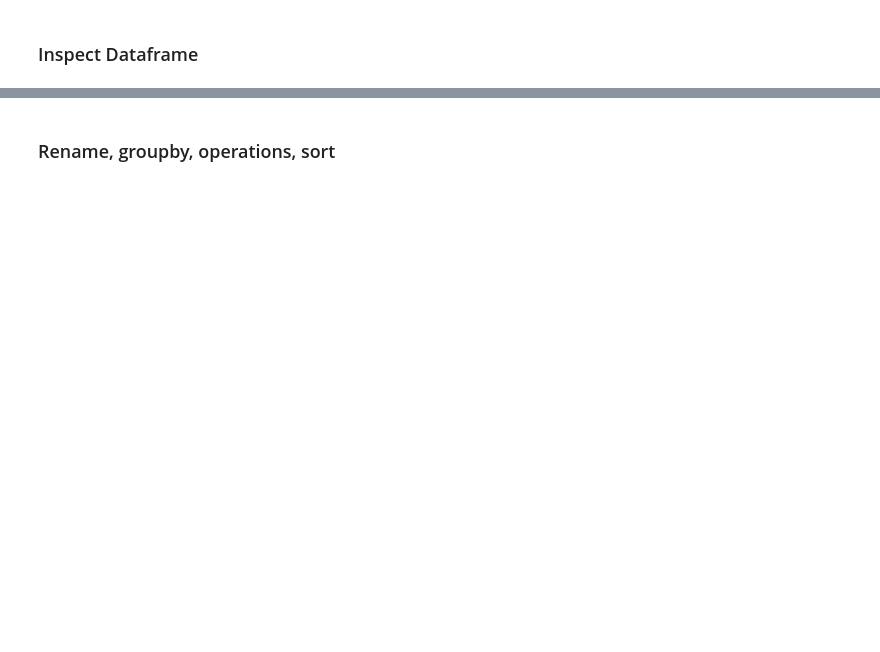
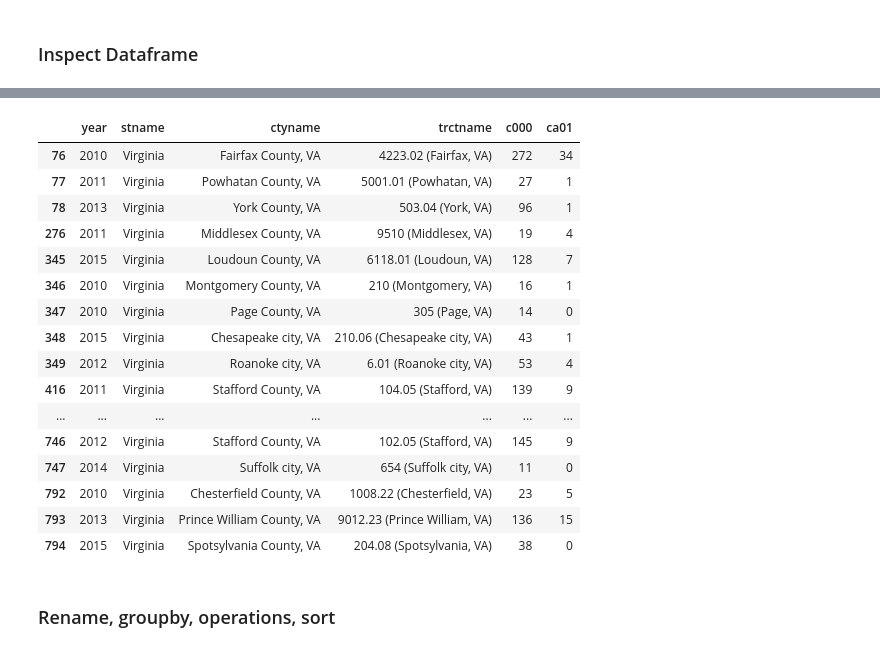
Before and after one commit to UI-Research/intro-to-python, a Jupyter notebook: intro_to_python_full.ipynb, the cells around one changed output, grey strips where cells are left out. Drawn from its saved outputs; the diff is of its cells as text; code cells hidden in the pictures; blank space fills up the shorter version.

```diff
--- a/intro_to_python_full.ipynb
+++ b/intro_to_python_full.ipynb
@@ -343,7 +405,25 @@ dat.loc[0:6, ['year', 'stname', 'trctname', 'c000']]
 # %%
 # .loc[] can access a group of rows and columns by a boolean array - conditionally subset the dataframe
 va_dat = dat.loc[dat['stname'] == 'Virginia', ['year', 'stname', 'ctyname', 'trctname', 'c000', 'ca01']]
-va_dat.iloc[700:703]
+va_dat.iloc[0:20]
+# %% [output]
+|  | year | stname | ctyname | trctname | c000 | ca01 |
+| 76 | 2010 | Virginia | Fairfax County, VA | 4223.02 (Fairfax, VA) | 272 | 34 |
+| 77 | 2011 | Virginia | Powhatan County, VA | 5001.01 (Powhatan, VA) | 27 | 1 |
+| 78 | 2013 | Virginia | York County, VA | 503.04 (York, VA) | 96 | 1 |
+| 276 | 2011 | Virginia | Middlesex County, VA | 9510 (Middlesex, VA) | 19 | 4 |
+| 345 | 2015 | Virginia | Loudoun County, VA | 6118.01 (Loudoun, VA) | 128 | 7 |
+| 346 | 2010 | Virginia | Montgomery County, VA | 210 (Montgomery, VA) | 16 | 1 |
+| 347 | 2010 | Virginia | Page County, VA | 305 (Page, VA) | 14 | 0 |
+| 348 | 2015 | Virginia | Chesapeake city, VA | 210.06 (Chesapeake city, VA) | 43 | 1 |
+| 349 | 2012 | Virginia | Roanoke city, VA | 6.01 (Roanoke city, VA) | 53 | 4 |
+| 416 | 2011 | Virginia | Stafford County, VA | 104.05 (Stafford, VA) | 139 | 9 |
+| ... | ... | ... | ... | ... | ... | ... |
+| 746 | 2012 | Virginia | Stafford County, VA | 102.05 (Stafford, VA) | 145 | 9 |
+| 747 | 2014 | Virginia | Suffolk city, VA | 654 (Suffolk city, VA) | 11 | 0 |
+| 792 | 2010 | Virginia | Chesterfield County, VA | 1008.22 (Chesterfield, VA) | 23 | 5 |
+| 793 | 2013 | Virginia | Prince William County, VA | 9012.23 (Prince William, VA) | 136 | 15 |
+| 794 | 2015 | Virginia | Spotsylvania County, VA | 204.08 (Spotsylvania, VA) | 38 | 0 |
 # %% [markdown]
 ### Rename, groupby, operations, sort
 # %%
```
Also changed, not shown: parts of 13 cells of this notebook.
